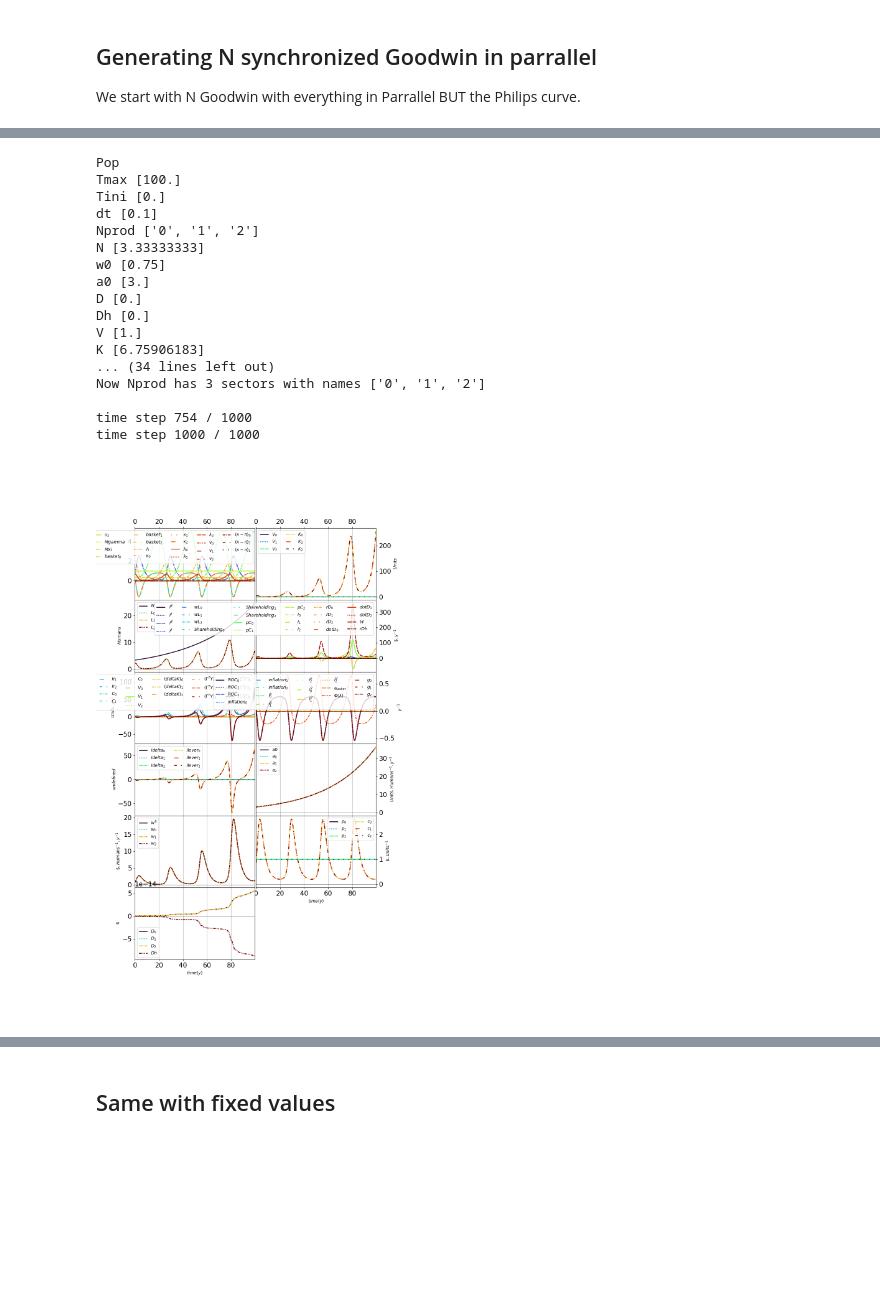
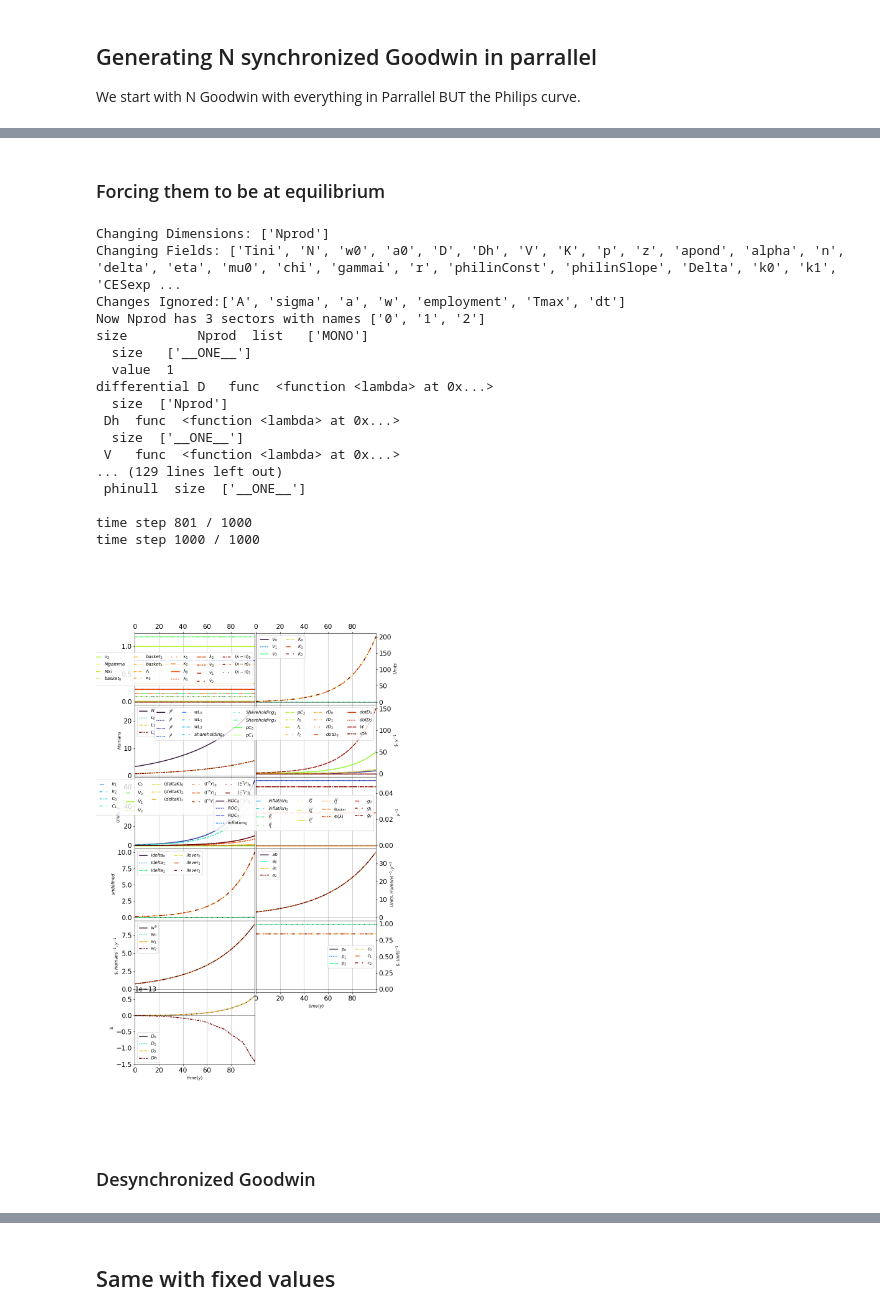
Before and after one commit to DaluS/CHIMES, a Jupyter notebook: doc/ChimesExploration/Steady.ipynb, the cells around one changed output, grey strips where cells are left out. Drawn from its saved outputs; the diff is of its cells as text; code cells hidden in the pictures; blank space fills up the shorter version.

```diff
--- a/doc/ChimesExploration/Steady.ipynb
+++ b/doc/ChimesExploration/Steady.ipynb
@@ -64,38 +92,44 @@ We start with N Goodwin with everything in Parrallel BUT the Philips curve.
+# %% [markdown]
+### Forcing them to be at equilibrium
 # %%
+## At equilibrium
 hub=pgm.Hub('CHIMES0',verb=False)
+
+# Generating a basic dictionnary of N sectors
 dparam0 = hub.supplements['generateNgoodwin'](3)
 
-dparam0['employment']= (dparam0['alpha']-dparam0['philinConst'])/dparam0['philinSlope']
+# FORCING THE EQUILIBRIUM
+dparam0['employment']= (dparam0['alpha']-dparam0['philinConst'])/dparam0['philinSlope'] # we calculate the equilibrium employment and will deduce K from it
+dparam0['p'] = hub.supplements['pForROC'](dparam0) # we calculate prices to force the return on capital to force steady growth
 
-#a=[print(k,v,'\n') for k,v in dparam0.items()]
-dparam0['p'] = hub.supplements['pForROC'](dparam0)
-dparam0['K']*=dparam0['employment']*dparam0['N']/np.sum(dparam0['K']/dparam0['a']) # homotetic scaling for employment and N
+K= hub.supplements['Kfor0dotV'](dparam0) # Scaling of K between sectors
+dparam0['K']=K*dparam0['employment']*dparam0['N']/np.sum(K/dparam0['a']) # homotetic scaling for employment and N
 
-
-for k,v in dparam0.items():
-    print(k,v)
 hub.set_dparam(**dparam0,verb=True)
 hub.set_dparam('Tmax',100,verb=False)
 #hub.get_summary()
 
+
 hub.run()
 hub.plot()
 # %% [output]
-Pop
-Tmax [100.]
-Tini [0.]
-dt [0.1]
-Nprod ['0', '1', '2']
-N [3.33333333]
-w0 [0.75]
-a0 [3.]
-D [0.]
-Dh [0.]
-V [1.]
-K [6.75906183]
-... (34 lines left out)
+Changing Dimensions: ['Nprod']
+Changing Fields: ['Tini', 'N', 'w0', 'a0', 'D', 'Dh', 'V', 'K', 'p', 'z', 'apond', 'alpha', 'n', 'delta', 'eta', 'mu0', 'chi', 'gammai', 'r', 'philinConst', 'philinSlope', 'Delta', 'k0', 'k1', 'CESexp ...
+Changes Ignored:['A', 'sigma', 'a', 'w', 'employment', 'Tmax', 'dt']
 Now Nprod has 3 sectors with names ['0', '1', '2']
+size         Nprod  list   ['MONO']
+  size   ['__ONE__']
+  value  1
+differential D   func  <function <lambda> at 0x...>
+  size  ['Nprod']
+ Dh  func  <function <lambda> at 0x...>
+  size  ['__ONE__']
+ V   func  <function <lambda> at 0x...>
+... (129 lines left out)
+ phinull  size  ['__ONE__']
 
-time step 754 / 1000
+time step 801 / 1000
 time step 1000 / 1000
-[figure, old version]
+[figure, new version]
+# %% [markdown]
+### Desynchronized Goodwin
```
Also changed, not shown: parts of 8 cells of this notebook, 1 other file.
